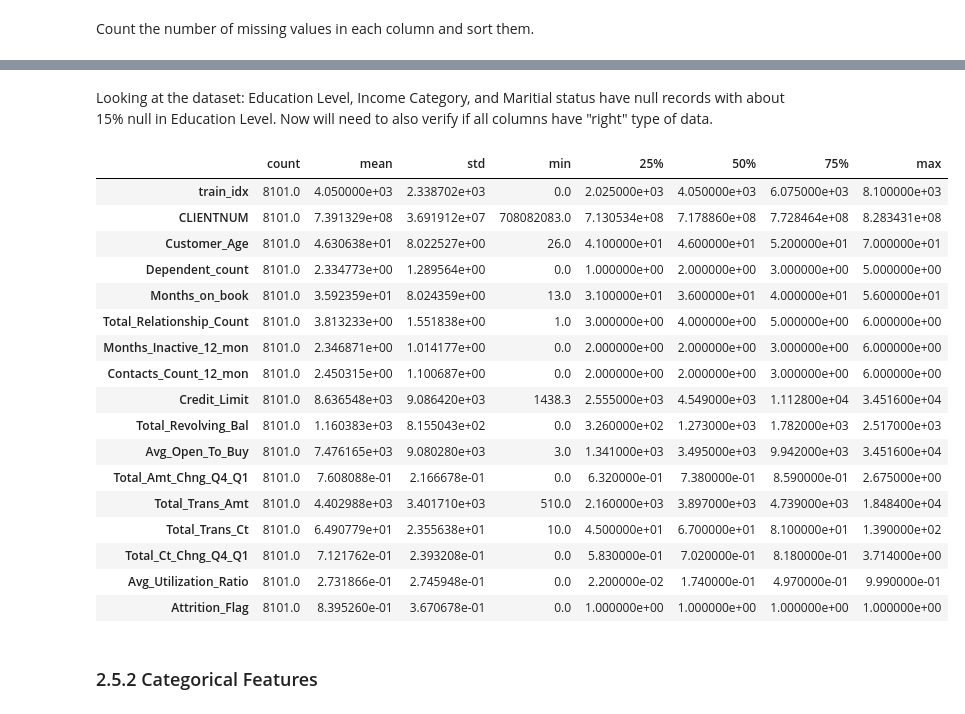
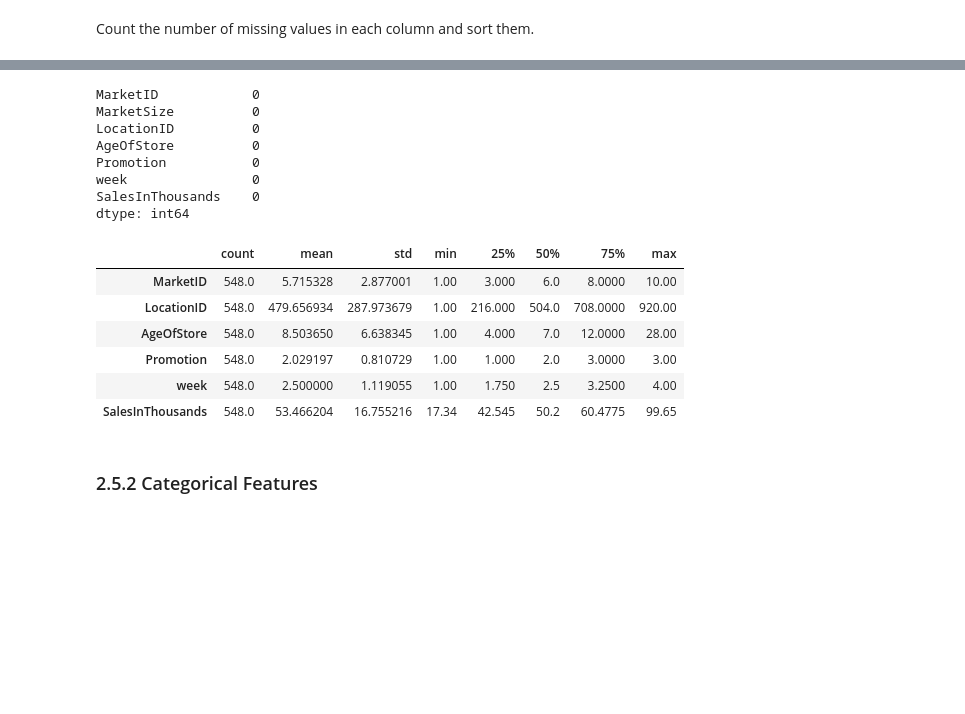
Before and after one commit to tpoozhikala/Springboard, a Jupyter notebook: Data_Storytelling_Case_Study/Data_Storytelling_Fase_Food_Marketing.ipynb, the cells around one changed output, grey strips where cells are left out. Cells and saved outputs as stored; diff of their text form; code cells hidden in the pictures; blank space fills up the shorter version.

```diff
--- a/Data_Storytelling_Case_Study/Data_Storytelling_Fase_Food_Marketing.ipynb
+++ b/Data_Storytelling_Case_Study/Data_Storytelling_Fase_Food_Marketing.ipynb
@@ -42,7 +42,7 @@ from ydata_profiling import ProfileReport
 ## 2.4 Load Supply Chain Train Data
 # %%
 # the supplied CSV data file is the raw_data directory
-food_df = pd.read_csv('C:/Users/tpooz/OneDrive/Desktop/Data_Science_BootCamp_2023/SpringBoard_Github/Bank-Churnrate/0_Datasets/supply_chain_train.csv')
+food_df = pd.read_csv('C:/Users/tpooz/OneDrive/Desktop/Data_Science_BootCamp_2023/SpringBoard_Github/Springboard/Data_Storytelling_Case_Study/WA_Marketing_Campaign.csv')
 # %% [markdown]
 Auditing the dataset with .info() and .head() displaying the first few records.
 # %%
@@ -114,27 +82,25 @@ missing.sort_values(by='%', ascending = False)
-# %% [markdown]
-Looking at the dataset: Education Level, Income Category, and Maritial status have null records with about 15% null in Education Level. Now will need to also verify if all columns have "right" type of data.
+# %%
+food_df.isna().sum()
+# %% [output]
+MarketID            0
+MarketSize          0
+LocationID          0
+AgeOfStore          0
+Promotion           0
+week                0
+SalesInThousands    0
+dtype: int64
 # %%
 #Assessing columns as well based on .describe() method
-bank_df.describe().T
+food_df.describe().T
 # %% [output]
 |  | count | mean | std | min | 25% | 50% | 75% | max |
-| train_idx | 8101.0 | 4.050000e+03 | 2.338702e+03 | 0.0 | 2.025000e+03 | 4.050000e+03 | 6.075000e+03 | 8.100000e+03 |
-| CLIENTNUM | 8101.0 | 7.391329e+08 | 3.691912e+07 | 708082083.0 | 7.130534e+08 | 7.178860e+08 | 7.728464e+08 | 8.283431e+08 |
-| Customer_Age | 8101.0 | 4.630638e+01 | 8.022527e+00 | 26.0 | 4.100000e+01 | 4.600000e+01 | 5.200000e+01 | 7.000000e+01 |
-| Dependent_count | 8101.0 | 2.334773e+00 | 1.289564e+00 | 0.0 | 1.000000e+00 | 2.000000e+00 | 3.000000e+00 | 5.000000e+00 |
-| Months_on_book | 8101.0 | 3.592359e+01 | 8.024359e+00 | 13.0 | 3.100000e+01 | 3.600000e+01 | 4.000000e+01 | 5.600000e+01 |
-| Total_Relationship_Count | 8101.0 | 3.813233e+00 | 1.551838e+00 | 1.0 | 3.000000e+00 | 4.000000e+00 | 5.000000e+00 | 6.000000e+00 |
-| Months_Inactive_12_mon | 8101.0 | 2.346871e+00 | 1.014177e+00 | 0.0 | 2.000000e+00 | 2.000000e+00 | 3.000000e+00 | 6.000000e+00 |
-| Contacts_Count_12_mon | 8101.0 | 2.450315e+00 | 1.100687e+00 | 0.0 | 2.000000e+00 | 2.000000e+00 | 3.000000e+00 | 6.000000e+00 |
-| Credit_Limit | 8101.0 | 8.636548e+03 | 9.086420e+03 | 1438.3 | 2.555000e+03 | 4.549000e+03 | 1.112800e+04 | 3.451600e+04 |
-| Total_Revolving_Bal | 8101.0 | 1.160383e+03 | 8.155043e+02 | 0.0 | 3.260000e+02 | 1.273000e+03 | 1.782000e+03 | 2.517000e+03 |
-| Avg_Open_To_Buy | 8101.0 | 7.476165e+03 | 9.080280e+03 | 3.0 | 1.341000e+03 | 3.495000e+03 | 9.942000e+03 | 3.451600e+04 |
-| Total_Amt_Chng_Q4_Q1 | 8101.0 | 7.608088e-01 | 2.166678e-01 | 0.0 | 6.320000e-01 | 7.380000e-01 | 8.590000e-01 | 2.675000e+00 |
-| Total_Trans_Amt | 8101.0 | 4.402988e+03 | 3.401710e+03 | 510.0 | 2.160000e+03 | 3.897000e+03 | 4.739000e+03 | 1.848400e+04 |
-| Total_Trans_Ct | 8101.0 | 6.490779e+01 | 2.355638e+01 | 10.0 | 4.500000e+01 | 6.700000e+01 | 8.100000e+01 | 1.390000e+02 |
-| Total_Ct_Chng_Q4_Q1 | 8101.0 | 7.121762e-01 | 2.393208e-01 | 0.0 | 5.830000e-01 | 7.020000e-01 | 8.180000e-01 | 3.714000e+00 |
-| Avg_Utilization_Ratio | 8101.0 | 2.731866e-01 | 2.745948e-01 | 0.0 | 2.200000e-02 | 1.740000e-01 | 4.970000e-01 | 9.990000e-01 |
-| Attrition_Flag | 8101.0 | 8.395260e-01 | 3.670678e-01 | 0.0 | 1.000000e+00 | 1.000000e+00 | 1.000000e+00 | 1.000000e+00 |
+| MarketID | 548.0 | 5.715328 | 2.877001 | 1.00 | 3.000 | 6.0 | 8.0000 | 10.00 |
+| LocationID | 548.0 | 479.656934 | 287.973679 | 1.00 | 216.000 | 504.0 | 708.0000 | 920.00 |
+| AgeOfStore | 548.0 | 8.503650 | 6.638345 | 1.00 | 4.000 | 7.0 | 12.0000 | 28.00 |
+| Promotion | 548.0 | 2.029197 | 0.810729 | 1.00 | 1.000 | 2.0 | 3.0000 | 3.00 |
+| week | 548.0 | 2.500000 | 1.119055 | 1.00 | 1.750 | 2.5 | 3.2500 | 4.00 |
+| SalesInThousands | 548.0 | 53.466204 | 16.755216 | 17.34 | 42.545 | 50.2 | 60.4775 | 99.65 |
 # %%
 #Created a ydata profile report to provide further analysis breakdown of dataset.
 profile = ProfileReport(bank_df, title="Profiling Report")
```
Also changed, not shown: parts of 19 cells of this notebook.
